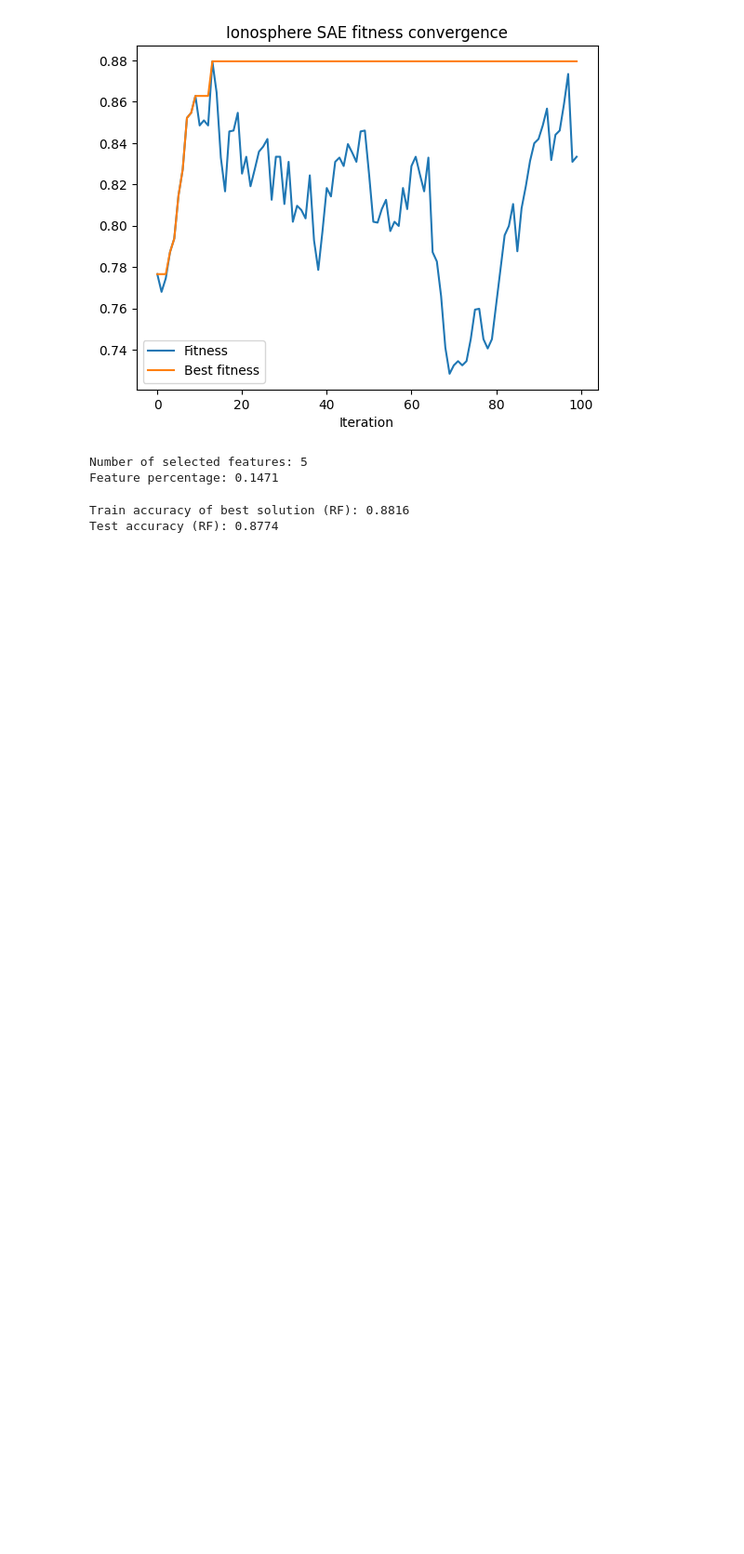
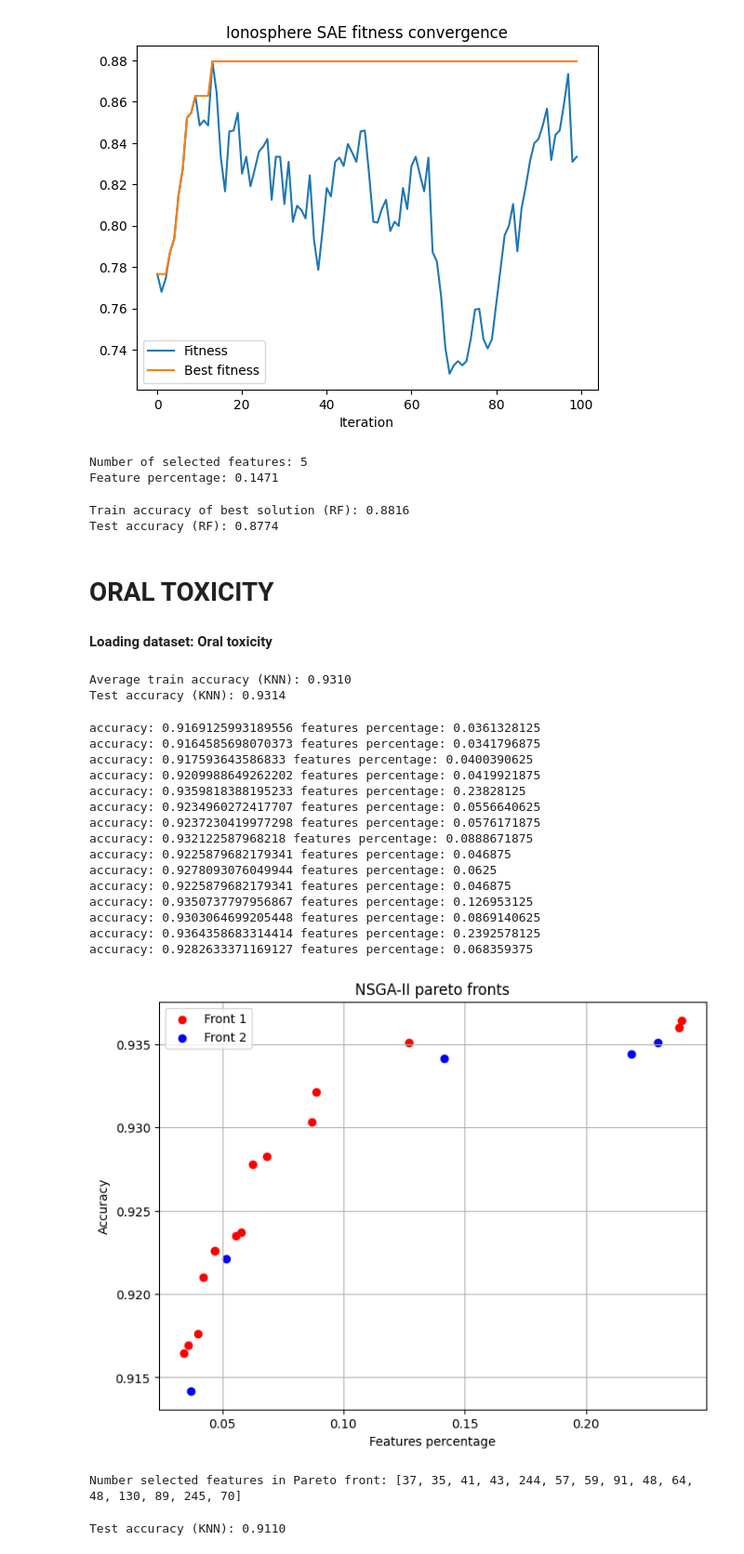
Before and after one commit to darijaeremija/metaheuristic_for_feature_selection, a Jupyter notebook: src/main.ipynb, the cells around one changed output. Shown at 93% size. Saved outputs shown, nothing was run; the diff lists cells and outputs as text; code cells hidden in the pictures; blank space fills up the shorter version.

Commit message:
Execute pipeline for two more datasets

```diff
--- a/src/main.ipynb
+++ b/src/main.ipynb
@@ -262,3 +232,7 @@ print(f"Train accuracy of best solution (RF): {best_train_acc:.4f}\nTest accurac
 # %% [output]
 Train accuracy of best solution (RF): 0.8816
 Test accuracy (RF): 0.8774
+# %% [markdown]
+# ORAL TOXICITY
+# %% [markdown]
+**Loading dataset: Oral toxicity**
@@ -264,0 +244,39 @@ Test accuracy (RF): 0.8774
+# %%
+avg_acc_train, acc_test = evaluate_all_features_knn(X_train_toxicity, y_train_toxicity, X_test_toxicity, y_test_toxicity)
+print(f"Average train accuracy (KNN): {avg_acc_train:.4f}\nTest accuracy (KNN): {acc_test:.4f}")
+# %% [output]
+Average train accuracy (KNN): 0.9310
+Test accuracy (KNN): 0.9314
+# %%
+nsga = NSGA2.NSGA2(X_train_toxicity, y_train_toxicity, calc_accuracy_fn=evaluate_selected_features_knn,
+                   population_size=20, num_generations=20, feature_probability=0.05,mutation_probability=0.1,
+                   use_adaptive_mutatation=True)
+pareto, fig = nsga.run()
+fig.savefig("../images/ds2_NSGA2_fronts.png", dpi = 300)
+# %% [output]
+accuracy: 0.9169125993189556 features percentage: 0.0361328125
+accuracy: 0.9164585698070373 features percentage: 0.0341796875
+accuracy: 0.917593643586833 features percentage: 0.0400390625
+accuracy: 0.9209988649262202 features percentage: 0.0419921875
+accuracy: 0.9359818388195233 features percentage: 0.23828125
+accuracy: 0.9234960272417707 features percentage: 0.0556640625
+accuracy: 0.9237230419977298 features percentage: 0.0576171875
+accuracy: 0.932122587968218 features percentage: 0.0888671875
+accuracy: 0.9225879682179341 features percentage: 0.046875
+accuracy: 0.9278093076049944 features percentage: 0.0625
+accuracy: 0.9225879682179341 features percentage: 0.046875
+accuracy: 0.9350737797956867 features percentage: 0.126953125
+accuracy: 0.9303064699205448 features percentage: 0.0869140625
+accuracy: 0.9364358683314414 features percentage: 0.2392578125
+accuracy: 0.9282633371169127 features percentage: 0.068359375
+[figure, added]
+# %%
+number_selected_features = [int(sum(i.code)) for i in pareto]
+print(f"Number selected features in Pareto front: {number_selected_features}")
+# %% [output]
+Number selected features in Pareto front: [37, 35, 41, 43, 244, 57, 59, 91, 48, 64, 48, 130, 89, 245, 70]
+# %%
+acc_test = evaluate_on_test_knn(pareto[0].code, X_train_toxicity, y_train_toxicity, X_test_toxicity, y_test_toxicity)
+print(f"Test accuracy (KNN): {acc_test:.4f}")
+# %% [output]
+Test accuracy (KNN): 0.9110
```
Also changed, not shown: parts of 63 cells of this notebook.
